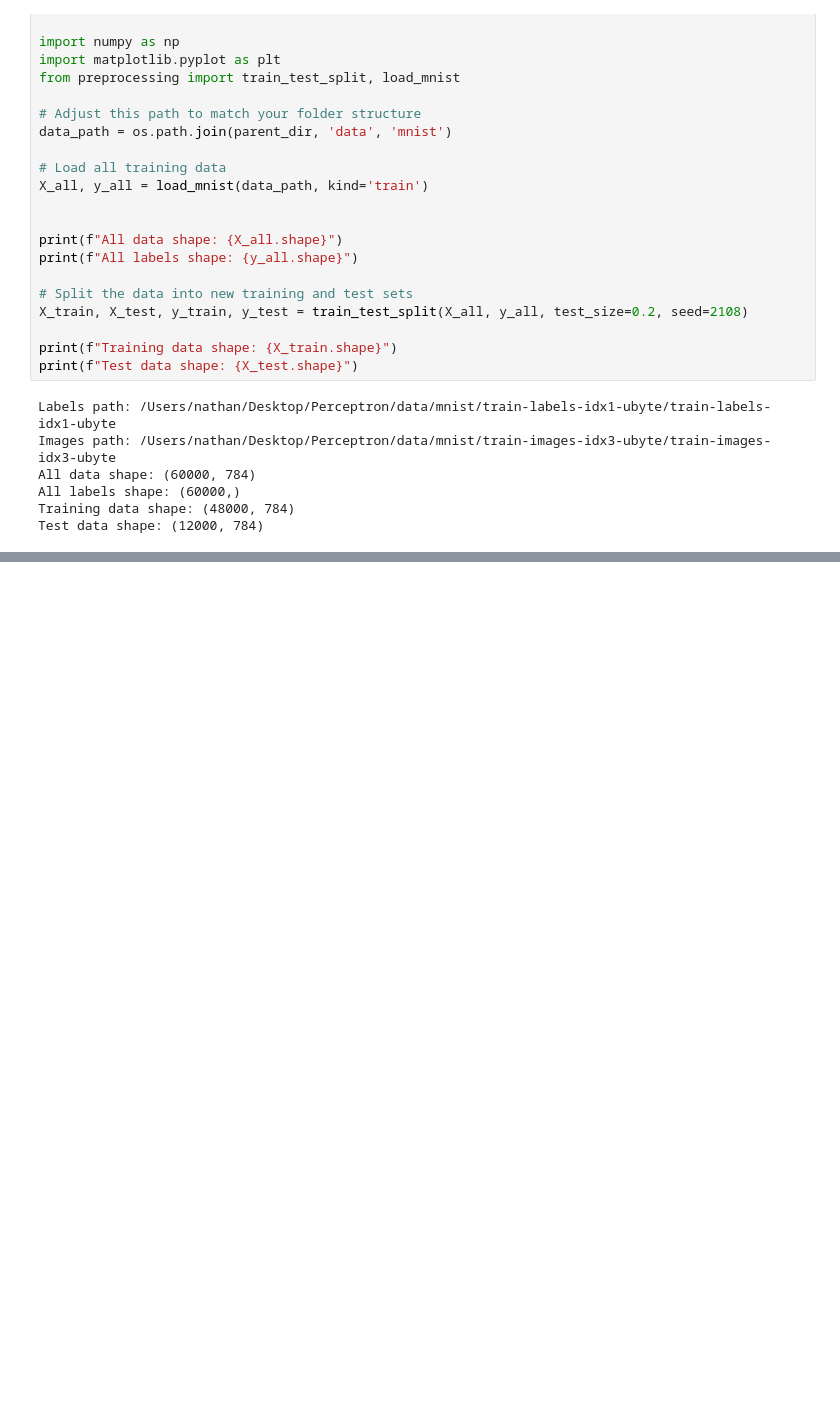
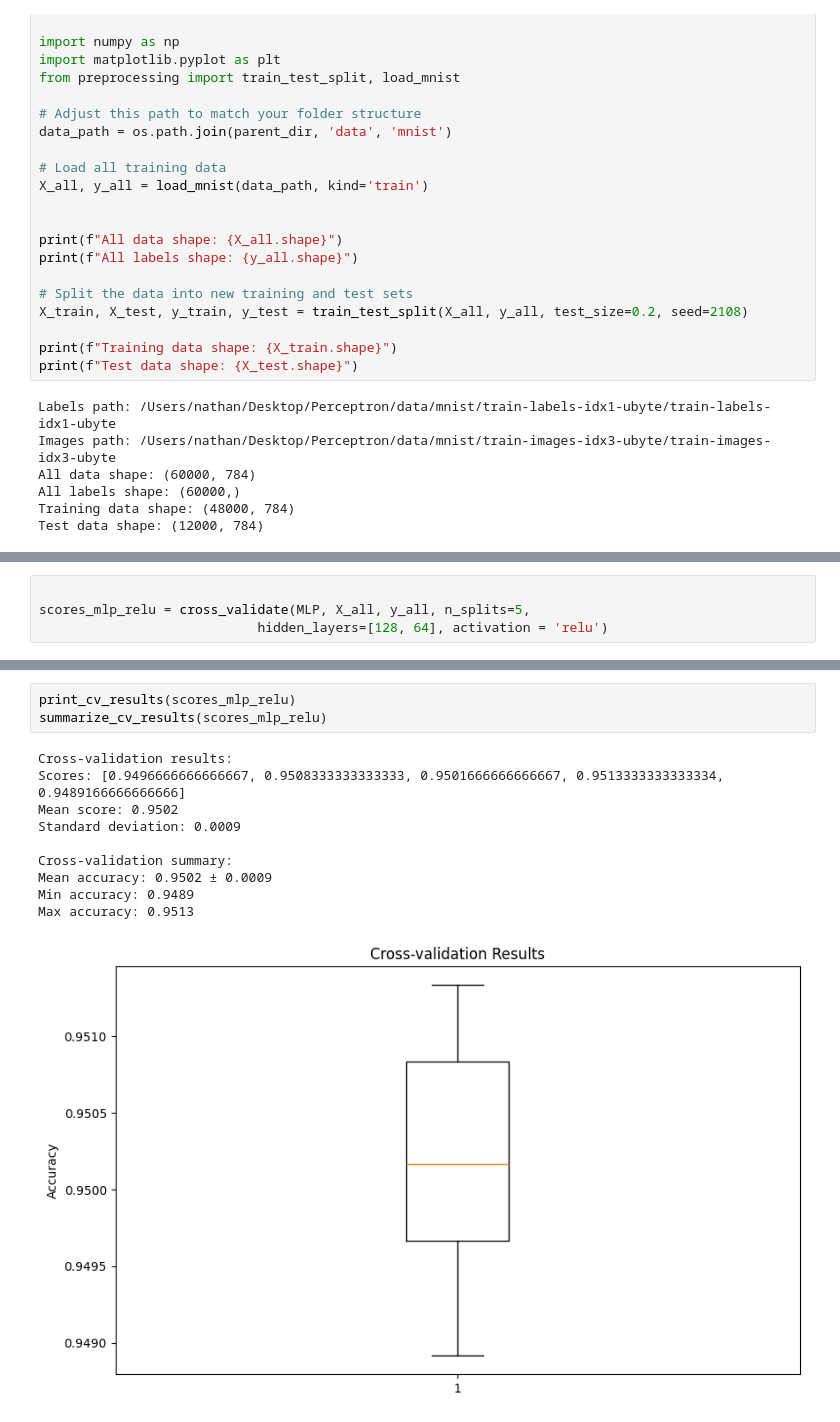
Before and after one commit to nkurien/Perceptron, a Jupyter notebook: notebooks/02_MultiLayerPerceptron.ipynb, the cells around one changed output, grey strips where cells are left out. Saved outputs shown, nothing was run; the diff lists cells and outputs as text; blank space fills up the shorter version.

```diff
--- a/notebooks/02_MultiLayerPerceptron.ipynb
+++ b/notebooks/02_MultiLayerPerceptron.ipynb
@@ -151,0 +152,4 @@ Max accuracy: 0.8988
+# %%
+
+scores_mlp_relu = cross_validate(MLP, X_all, y_all, n_splits=5,
+                            hidden_layers=[128, 64], activation = 'relu')
@@ -151,0 +174,14 @@ Max accuracy: 0.8988
+# %%
+print_cv_results(scores_mlp_relu)
+summarize_cv_results(scores_mlp_relu)
+# %% [output]
+Cross-validation results:
+Scores: [0.9496666666666667, 0.9508333333333333, 0.9501666666666667, 0.9513333333333334, 0.9489166666666666]
+Mean score: 0.9502
+Standard deviation: 0.0009
+
+Cross-validation summary:
+Mean accuracy: 0.9502 ± 0.0009
+Min accuracy: 0.9489
+Max accuracy: 0.9513
+[figure, added]
```
Also changed, not shown: parts of 5 cells of this notebook, 1 other file.
